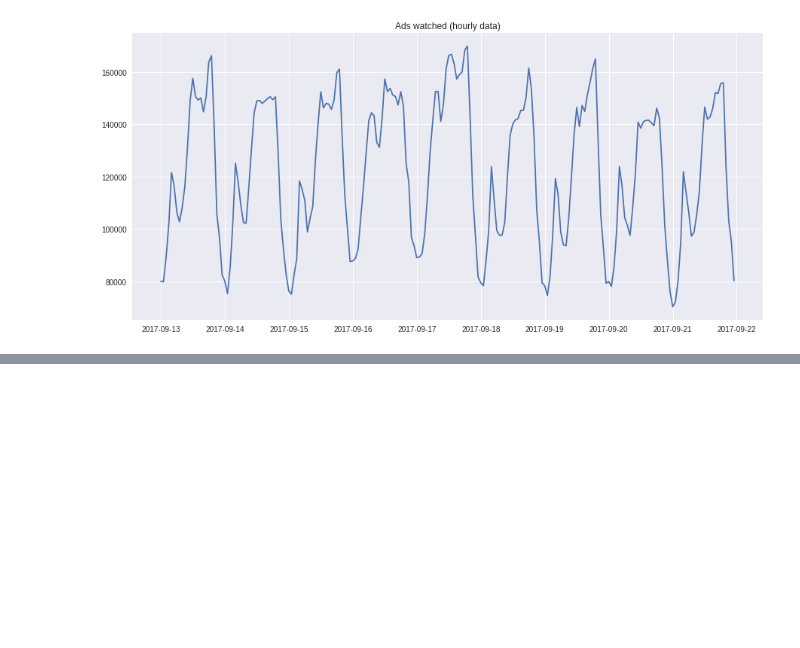
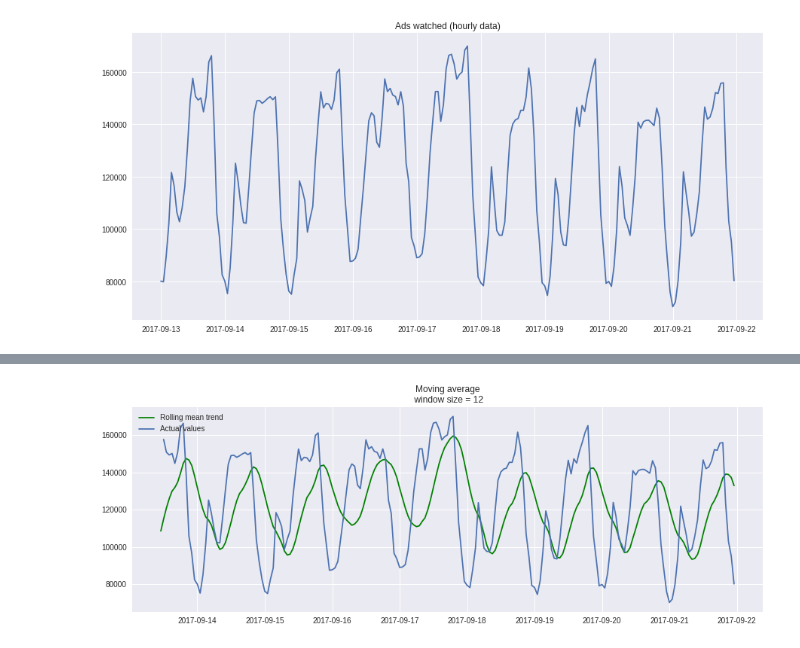
Before and after one commit to ssttv/ml-resources, a Jupyter notebook: time_series.ipynb, the cells around one changed output, grey strips where cells are left out. Saved outputs shown, nothing was run; the diff lists cells and outputs as text; code cells hidden in the pictures; blank space fills up the shorter version.

```diff
--- a/time_series.ipynb
+++ b/time_series.ipynb
@@ -50,0 +116,4 @@ plt.show()
+# %%
+plot_moving_average(ads, 12)
+# %% [output]
+[figure, added]
```
Also changed, not shown: parts of 20 cells of this notebook.
